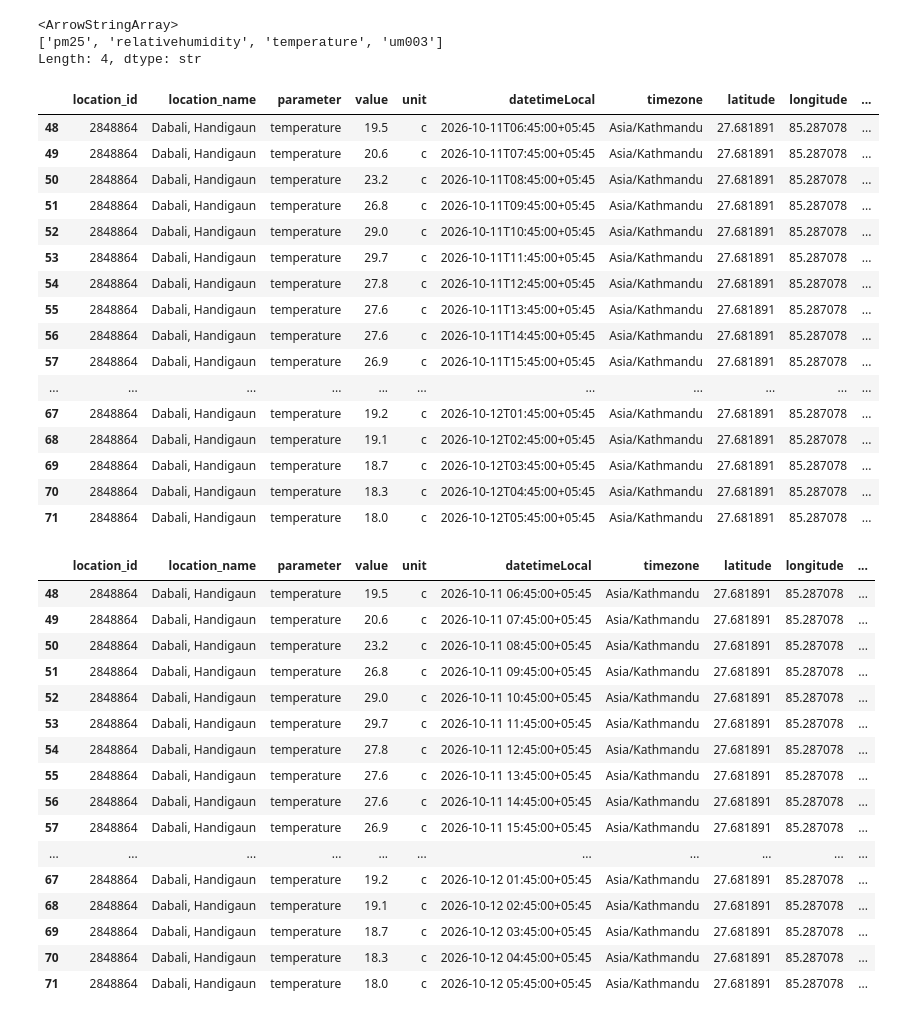
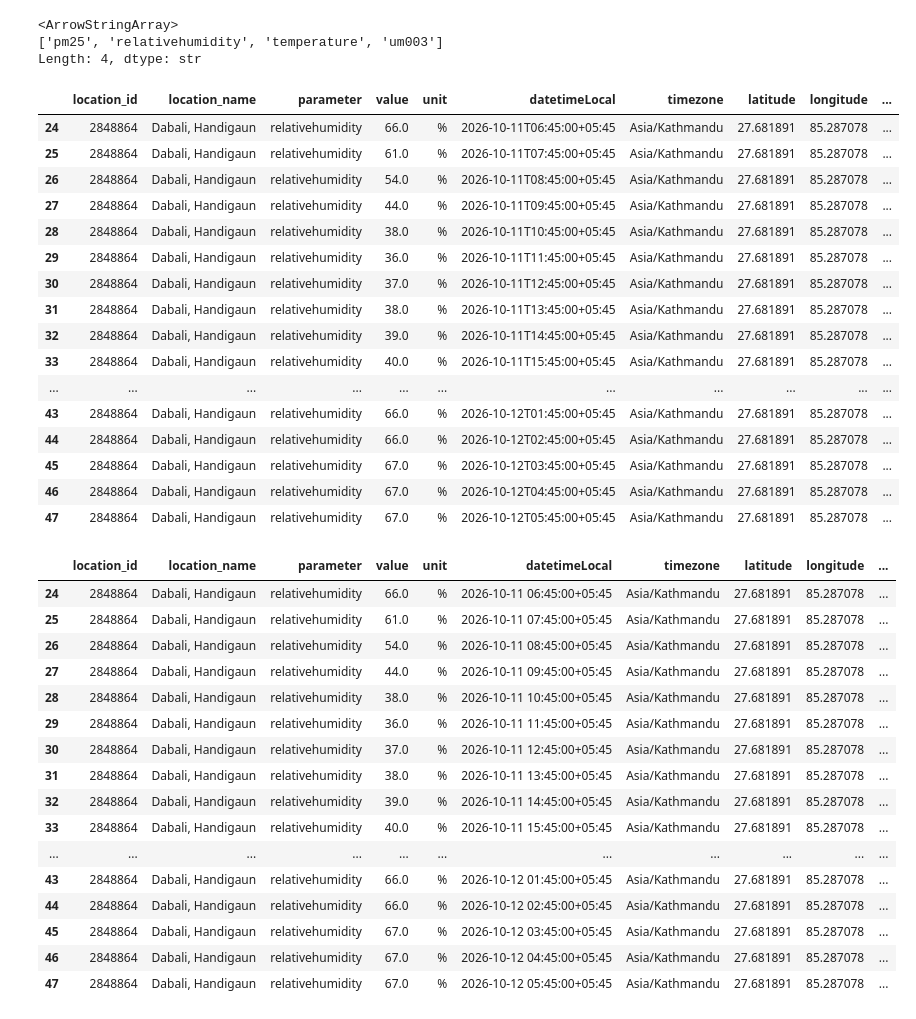
Before and after one commit to Laxmination/Kathmandu-PM2.5-Forecasting, a Jupyter notebook: OpenAQdatasetCleaning/Handigaun Data Cleaning.ipynb, the cells around one changed output. Drawn from its saved outputs; the diff is of its cells as text; code cells hidden in the pictures.

Commit message:
filtered dataset according to relative humidity parameter

```diff
--- a/OpenAQdatasetCleaning/Handigaun Data Cleaning.ipynb
+++ b/OpenAQdatasetCleaning/Handigaun Data Cleaning.ipynb
@@ -381,26 +385,27 @@ cleaned3['parameter'].unique()
 Length: 4, dtype: str
 # %%
 # cleaned3 = cleaned3[cleaned3['parameter']=='pm25']
-cleaned3 = cleaned3[cleaned3['parameter']=='temperature']
+# cleaned3 = cleaned3[cleaned3['parameter']=='temperature']
+cleaned3 = cleaned3[cleaned3['parameter']=='relativehumidity']
 cleaned3
 # %% [output]
 |  | location_id | location_name | parameter | value | unit | datetimeLocal | timezone | latitude | longitude | ... |
-| 48 | 2848864 | Dabali, Handigaun | temperature | 19.5 | c | 2026-10-11T06:45:00+05:45 | Asia/Kathmandu | 27.681891 | 85.287078 | ... |
-| 49 | 2848864 | Dabali, Handigaun | temperature | 20.6 | c | 2026-10-11T07:45:00+05:45 | Asia/Kathmandu | 27.681891 | 85.287078 | ... |
-| 50 | 2848864 | Dabali, Handigaun | temperature | 23.2 | c | 2026-10-11T08:45:00+05:45 | Asia/Kathmandu | 27.681891 | 85.287078 | ... |
-| 51 | 2848864 | Dabali, Handigaun | temperature | 26.8 | c | 2026-10-11T09:45:00+05:45 | Asia/Kathmandu | 27.681891 | 85.287078 | ... |
-| 52 | 2848864 | Dabali, Handigaun | temperature | 29.0 | c | 2026-10-11T10:45:00+05:45 | Asia/Kathmandu | 27.681891 | 85.287078 | ... |
-| 53 | 2848864 | Dabali, Handigaun | temperature | 29.7 | c | 2026-10-11T11:45:00+05:45 | Asia/Kathmandu | 27.681891 | 85.287078 | ... |
-| 54 | 2848864 | Dabali, Handigaun | temperature | 27.8 | c | 2026-10-11T12:45:00+05:45 | Asia/Kathmandu | 27.681891 | 85.287078 | ... |
-| 55 | 2848864 | Dabali, Handigaun | temperature | 27.6 | c | 2026-10-11T13:45:00+05:45 | Asia/Kathmandu | 27.681891 | 85.287078 | ... |
-| 56 | 2848864 | Dabali, Handigaun | temperature | 27.6 | c | 2026-10-11T14:45:00+05:45 | Asia/Kathmandu | 27.681891 | 85.287078 | ... |
-| 57 | 2848864 | Dabali, Handigaun | temperature | 26.9 | c | 2026-10-11T15:45:00+05:45 | Asia/Kathmandu | 27.681891 | 85.287078 | ... |
+| 24 | 2848864 | Dabali, Handigaun | relativehumidity | 66.0 | % | 2026-10-11T06:45:00+05:45 | Asia/Kathmandu | 27.681891 | 85.287078 | ... |
+| 25 | 2848864 | Dabali, Handigaun | relativehumidity | 61.0 | % | 2026-10-11T07:45:00+05:45 | Asia/Kathmandu | 27.681891 | 85.287078 | ... |
+| 26 | 2848864 | Dabali, Handigaun | relativehumidity | 54.0 | % | 2026-10-11T08:45:00+05:45 | Asia/Kathmandu | 27.681891 | 85.287078 | ... |
+| 27 | 2848864 | Dabali, Handigaun | relativehumidity | 44.0 | % | 2026-10-11T09:45:00+05:45 | Asia/Kathmandu | 27.681891 | 85.287078 | ... |
+| 28 | 2848864 | Dabali, Handigaun | relativehumidity | 38.0 | % | 2026-10-11T10:45:00+05:45 | Asia/Kathmandu | 27.681891 | 85.287078 | ... |
+| 29 | 2848864 | Dabali, Handigaun | relativehumidity | 36.0 | % | 2026-10-11T11:45:00+05:45 | Asia/Kathmandu | 27.681891 | 85.287078 | ... |
+| 30 | 2848864 | Dabali, Handigaun | relativehumidity | 37.0 | % | 2026-10-11T12:45:00+05:45 | Asia/Kathmandu | 27.681891 | 85.287078 | ... |
+| 31 | 2848864 | Dabali, Handigaun | relativehumidity | 38.0 | % | 2026-10-11T13:45:00+05:45 | Asia/Kathmandu | 27.681891 | 85.287078 | ... |
+| 32 | 2848864 | Dabali, Handigaun | relativehumidity | 39.0 | % | 2026-10-11T14:45:00+05:45 | Asia/Kathmandu | 27.681891 | 85.287078 | ... |
+| 33 | 2848864 | Dabali, Handigaun | relativehumidity | 40.0 | % | 2026-10-11T15:45:00+05:45 | Asia/Kathmandu | 27.681891 | 85.287078 | ... |
 | ... | ... | ... | ... | ... | ... | ... | ... | ... | ... | ... |
-| 67 | 2848864 | Dabali, Handigaun | temperature | 19.2 | c | 2026-10-12T01:45:00+05:45 | Asia/Kathmandu | 27.681891 | 85.287078 | ... |
-| 68 | 2848864 | Dabali, Handigaun | temperature | 19.1 | c | 2026-10-12T02:45:00+05:45 | Asia/Kathmandu | 27.681891 | 85.287078 | ... |
-| 69 | 2848864 | Dabali, Handigaun | temperature | 18.7 | c | 2026-10-12T03:45:00+05:45 | Asia/Kathmandu | 27.681891 | 85.287078 | ... |
-| 70 | 2848864 | Dabali, Handigaun | temperature | 18.3 | c | 2026-10-12T04:45:00+05:45 | Asia/Kathmandu | 27.681891 | 85.287078 | ... |
-| 71 | 2848864 | Dabali, Handigaun | temperature | 18.0 | c | 2026-10-12T05:45:00+05:45 | Asia/Kathmandu | 27.681891 | 85.287078 | ... |
+| 43 | 2848864 | Dabali, Handigaun | relativehumidity | 66.0 | % | 2026-10-12T01:45:00+05:45 | Asia/Kathmandu | 27.681891 | 85.287078 | ... |
+| 44 | 2848864 | Dabali, Handigaun | relativehumidity | 66.0 | % | 2026-10-12T02:45:00+05:45 | Asia/Kathmandu | 27.681891 | 85.287078 | ... |
+| 45 | 2848864 | Dabali, Handigaun | relativehumidity | 67.0 | % | 2026-10-12T03:45:00+05:45 | Asia/Kathmandu | 27.681891 | 85.287078 | ... |
+| 46 | 2848864 | Dabali, Handigaun | relativehumidity | 67.0 | % | 2026-10-12T04:45:00+05:45 | Asia/Kathmandu | 27.681891 | 85.287078 | ... |
+| 47 | 2848864 | Dabali, Handigaun | relativehumidity | 67.0 | % | 2026-10-12T05:45:00+05:45 | Asia/Kathmandu | 27.681891 | 85.287078 | ... |
 # %%
 # seperating date and time
 cleaned3['datetimeLocal']=pd.to_datetime(cleaned3['datetimeLocal'])
@@ -409,21 +414,21 @@ cleaned3['time']=cleaned3['datetimeLocal'].dt.strftime('%H:%M:%S')
 cleaned3
 # %% [output]
 |  | location_id | location_name | parameter | value | unit | datetimeLocal | timezone | latitude | longitude | ... |
-| 48 | 2848864 | Dabali, Handigaun | temperature | 19.5 | c | 2026-10-11 06:45:00+05:45 | Asia/Kathmandu | 27.681891 | 85.287078 | ... |
-| 49 | 2848864 | Dabali, Handigaun | temperature | 20.6 | c | 2026-10-11 07:45:00+05:45 | Asia/Kathmandu | 27.681891 | 85.287078 | ... |
-| 50 | 2848864 | Dabali, Handigaun | temperature | 23.2 | c | 2026-10-11 08:45:00+05:45 | Asia/Kathmandu | 27.681891 | 85.287078 | ... |
-| 51 | 2848864 | Dabali, Handigaun | temperature | 26.8 | c | 2026-10-11 09:45:00+05:45 | Asia/Kathmandu | 27.681891 | 85.287078 | ... |
-| 52 | 2848864 | Dabali, Handigaun | temperature | 29.0 | c | 2026-10-11 10:45:00+05:45 | Asia/Kathmandu | 27.681891 | 85.287078 | ... |
-| 53 | 2848864 | Dabali, Handigaun | temperature | 29.7 | c | 2026-10-11 11:45:00+05:45 | Asia/Kathmandu | 27.681891 | 85.287078 | ... |
-| 54 | 2848864 | Dabali, Handigaun | temperature | 27.8 | c | 2026-10-11 12:45:00+05:45 | Asia/Kathmandu | 27.681891 | 85.287078 | ... |
-| 55 | 2848864 | Dabali, Handigaun | temperature | 27.6 | c | 2026-10-11 13:45:00+05:45 | Asia/Kathmandu | 27.681891 | 85.287078 | ... |
-| 56 | 2848864 | Dabali, Handigaun | temperature | 27.6 | c | 2026-10-11 14:45:00+05:45 | Asia/Kathmandu | 27.681891 | 85.287078 | ... |
-| 57 | 2848864 | Dabali, Handigaun | temperature | 26.9 | c | 2026-10-11 15:45:00+05:45 | Asia/Kathmandu | 27.681891 | 85.287078 | ... |
+| 24 | 2848864 | Dabali, Handigaun | relativehumidity | 66.0 | % | 2026-10-11 06:45:00+05:45 | Asia/Kathmandu | 27.681891 | 85.287078 | ... |
+| 25 | 2848864 | Dabali, Handigaun | relativehumidity | 61.0 | % | 2026-10-11 07:45:00+05:45 | Asia/Kathmandu | 27.681891 | 85.287078 | ... |
+| 26 | 2848864 | Dabali, Handigaun | relativehumidity | 54.0 | % | 2026-10-11 08:45:00+05:45 | Asia/Kathmandu | 27.681891 | 85.287078 | ... |
+| 27 | 2848864 | Dabali, Handigaun | relativehumidity | 44.0 | % | 2026-10-11 09:45:00+05:45 | Asia/Kathmandu | 27.681891 | 85.287078 | ... |
+| 28 | 2848864 | Dabali, Handigaun | relativehumidity | 38.0 | % | 2026-10-11 10:45:00+05:45 | Asia/Kathmandu | 27.681891 | 85.287078 | ... |
+| 29 | 2848864 | Dabali, Handigaun | relativehumidity | 36.0 | % | 2026-10-11 11:45:00+05:45 | Asia/Kathmandu | 27.681891 | 85.287078 | ... |
+| 30 | 2848864 | Dabali, Handigaun | relativehumidity | 37.0 | % | 2026-10-11 12:45:00+05:45 | Asia/Kathmandu | 27.681891 | 85.287078 | ... |
+| 31 | 2848864 | Dabali, Handigaun | relativehumidity | 38.0 | % | 2026-10-11 13:45:00+05:45 | Asia/Kathmandu | 27.681891 | 85.287078 | ... |
+| 32 | 2848864 | Dabali, Handigaun | relativehumidity | 39.0 | % | 2026-10-11 14:45:00+05:45 | Asia/Kathmandu | 27.681891 | 85.287078 | ... |
+| 33 | 2848864 | Dabali, Handigaun | relativehumidity | 40.0 | % | 2026-10-11 15:45:00+05:45 | Asia/Kathmandu | 27.681891 | 85.287078 | ... |
 | ... | ... | ... | ... | ... | ... | ... | ... | ... | ... | ... |
-| 67 | 2848864 | Dabali, Handigaun | temperature | 19.2 | c | 2026-10-12 01:45:00+05:45 | Asia/Kathmandu | 27.681891 | 85.287078 | ... |
-| 68 | 2848864 | Dabali, Handigaun | temperature | 19.1 | c | 2026-10-12 02:45:00+05:45 | Asia/Kathmandu | 27.681891 | 85.287078 | ... |
-| 69 | 2848864 | Dabali, Handigaun | temperature | 18.7 | c | 2026-10-12 03:45:00+05:45 | Asia/Kathmandu | 27.681891 | 85.287078 | ... |
-| 70 | 2848864 | Dabali, Handigaun | temperature | 18.3 | c | 2026-10-12 04:45:00+05:45 | Asia/Kathmandu | 27.681891 | 85.287078 | ... |
-| 71 | 2848864 | Dabali, Handigaun | temperature | 18.0 | c | 2026-10-12 05:45:00+05:45 | Asia/Kathmandu | 27.681891 | 85.287078 | ... |
+| 43 | 2848864 | Dabali, Handigaun | relativehumidity | 66.0 | % | 2026-10-12 01:45:00+05:45 | Asia/Kathmandu | 27.681891 | 85.287078 | ... |
+| 44 | 2848864 | Dabali, Handigaun | relativehumidity | 66.0 | % | 2026-10-12 02:45:00+05:45 | Asia/Kathmandu | 27.681891 | 85.287078 | ... |
+| 45 | 2848864 | Dabali, Handigaun | relativehumidity | 67.0 | % | 2026-10-12 03:45:00+05:45 | Asia/Kathmandu | 27.681891 | 85.287078 | ... |
+| 46 | 2848864 | Dabali, Handigaun | relativehumidity | 67.0 | % | 2026-10-12 04:45:00+05:45 | Asia/Kathmandu | 27.681891 | 85.287078 | ... |
+| 47 | 2848864 | Dabali, Handigaun | relativehumidity | 67.0 | % | 2026-10-12 05:45:00+05:45 | Asia/Kathmandu | 27.681891 | 85.287078 | ... |
 # %%
 cleaned3.to_csv('cleaned_HandigaunLast24hours.csv', index=False)
```
Also changed, not shown: parts of 6 cells of this notebook, 43 other files.
